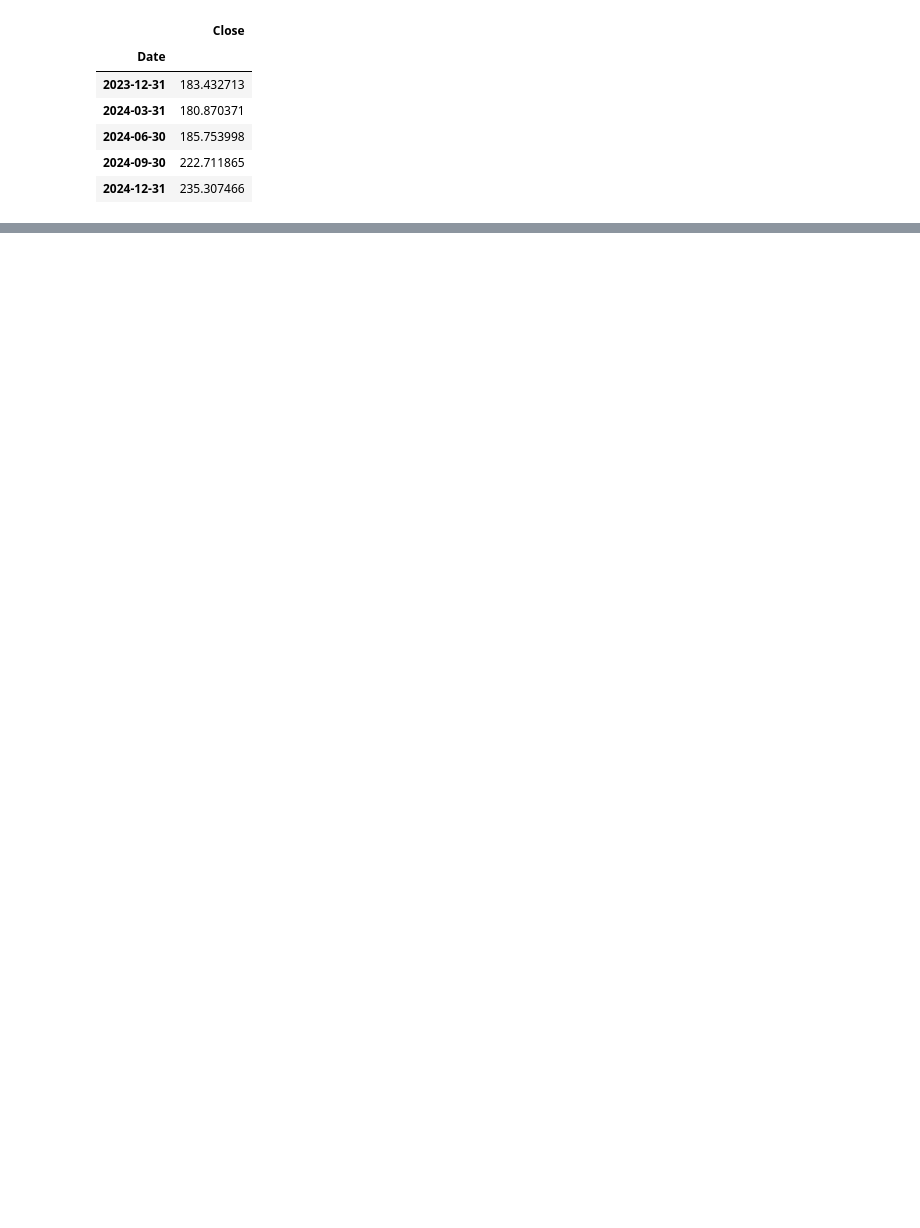
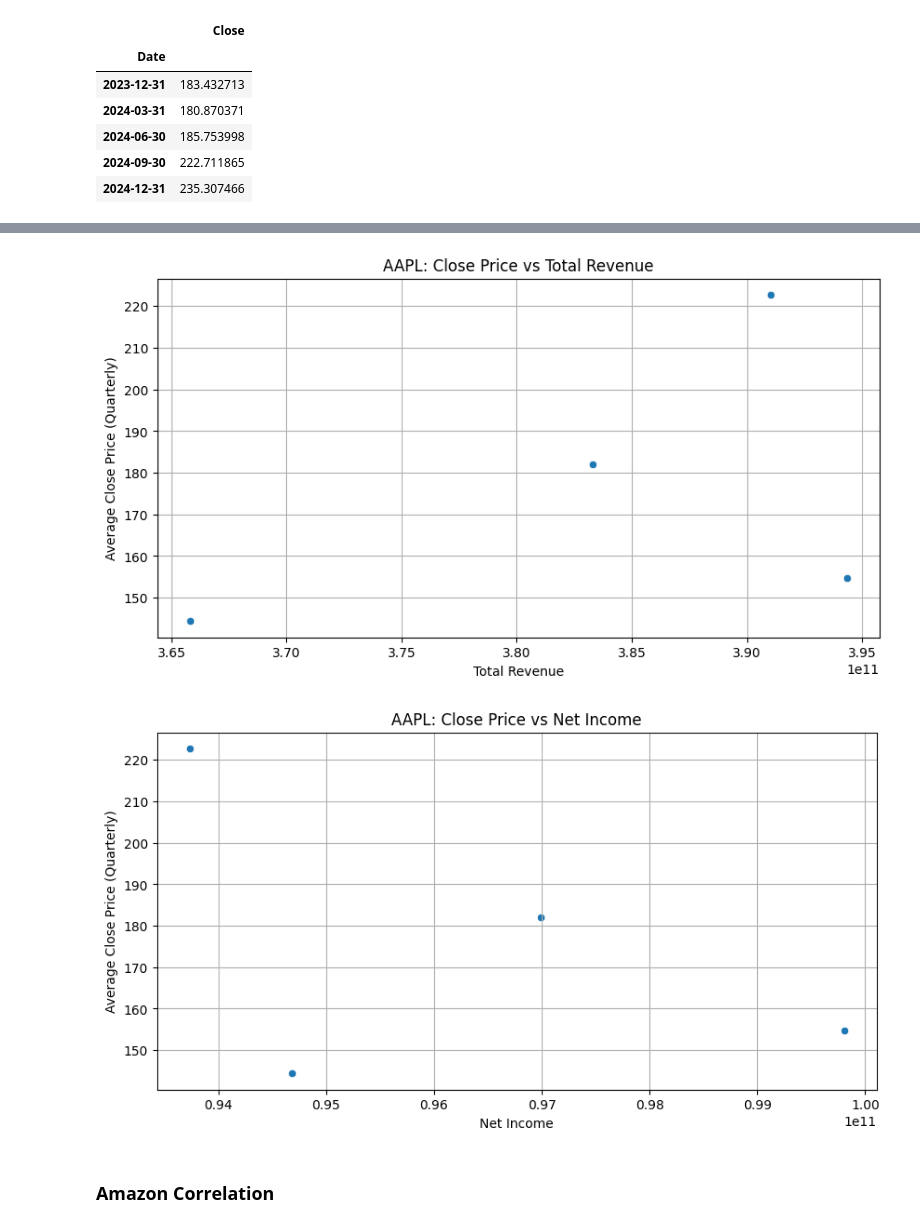
Before and after one commit to adhfmz8/stock-price-prediction, a Jupyter notebook: notebooks/01_data_exploration.ipynb, the cells around one changed output, grey strips where cells are left out. Drawn from its saved outputs; the diff is of its cells as text; code cells hidden in the pictures; blank space fills up the shorter version.

```diff
--- a/notebooks/01_data_exploration.ipynb
+++ b/notebooks/01_data_exploration.ipynb
@@ -3388,0 +3421,23 @@ aapl_quarterly_price.tail()
+# %%
+#Close vs Total Revenue
+plt.figure(figsize=(10, 5))
+sns.scatterplot(data=merged, x="Total Revenue", y="Close")
+plt.title("AAPL: Close Price vs Total Revenue")
+plt.xlabel("Total Revenue")
+plt.ylabel("Average Close Price (Quarterly)")
+plt.grid(True)
+plt.show()
+
+#Close vs Net Income
+plt.figure(figsize=(10, 5))
+sns.scatterplot(data=merged, x="Net Income", y="Close")
+plt.title("AAPL: Close Price vs Net Income")
+plt.xlabel("Net Income")
+plt.ylabel("Average Close Price (Quarterly)")
+plt.grid(True)
+plt.show()
+# %% [output]
+[figure, added]
+[figure, added]
+# %% [markdown]
+### Amazon Correlation
```
Also changed, not shown: parts of 38 cells of this notebook, 2 other files.
